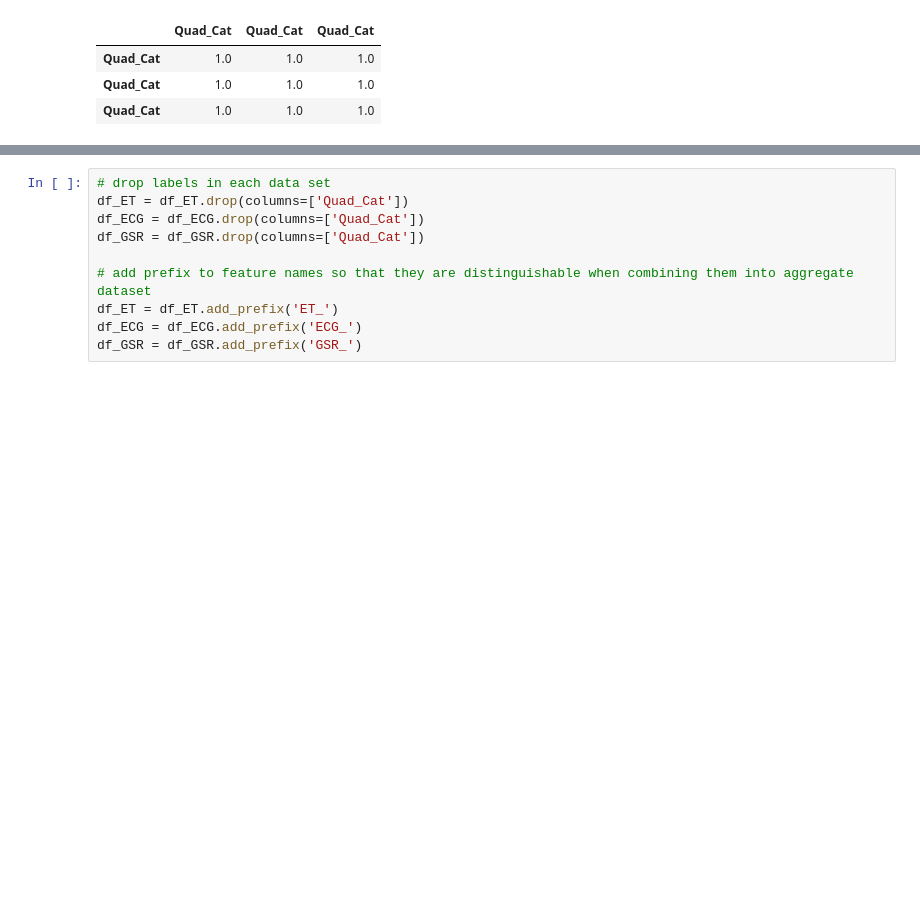
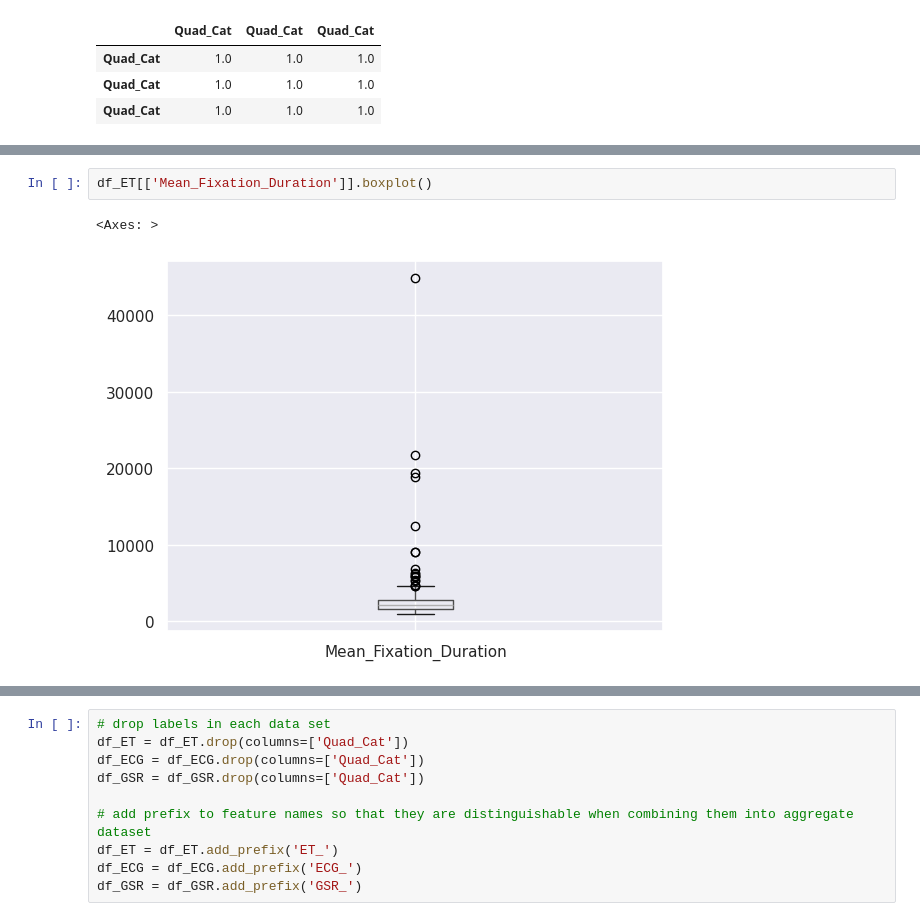
Before and after one commit to BlueJayVRStudio/CSCA5622_project, a Jupyter notebook: SupervisedLearningProject.ipynb, the cells around one changed output, grey strips where cells are left out. Cells and saved outputs as stored; diff of their text form; blank space fills up the shorter version.

```diff
--- a/SupervisedLearningProject.ipynb
+++ b/SupervisedLearningProject.ipynb
@@ -44,0 +81,5 @@ df_labels.corr()
+# %%
+df_ET[['Mean_Fixation_Duration']].boxplot()
+# %% [output]
+<Axes: >
+[figure, added]
```
Also changed, not shown: parts of 8 cells of this notebook.
